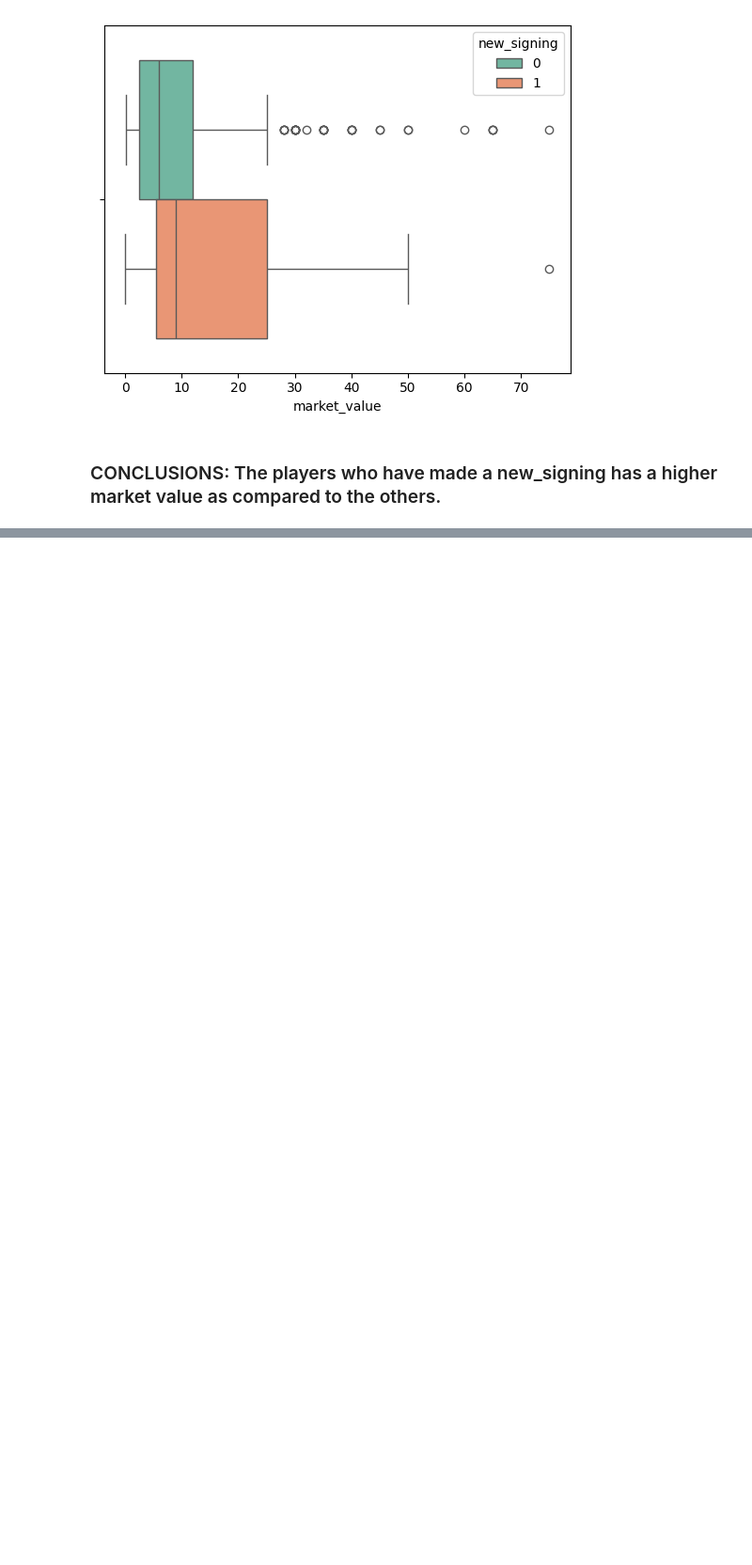
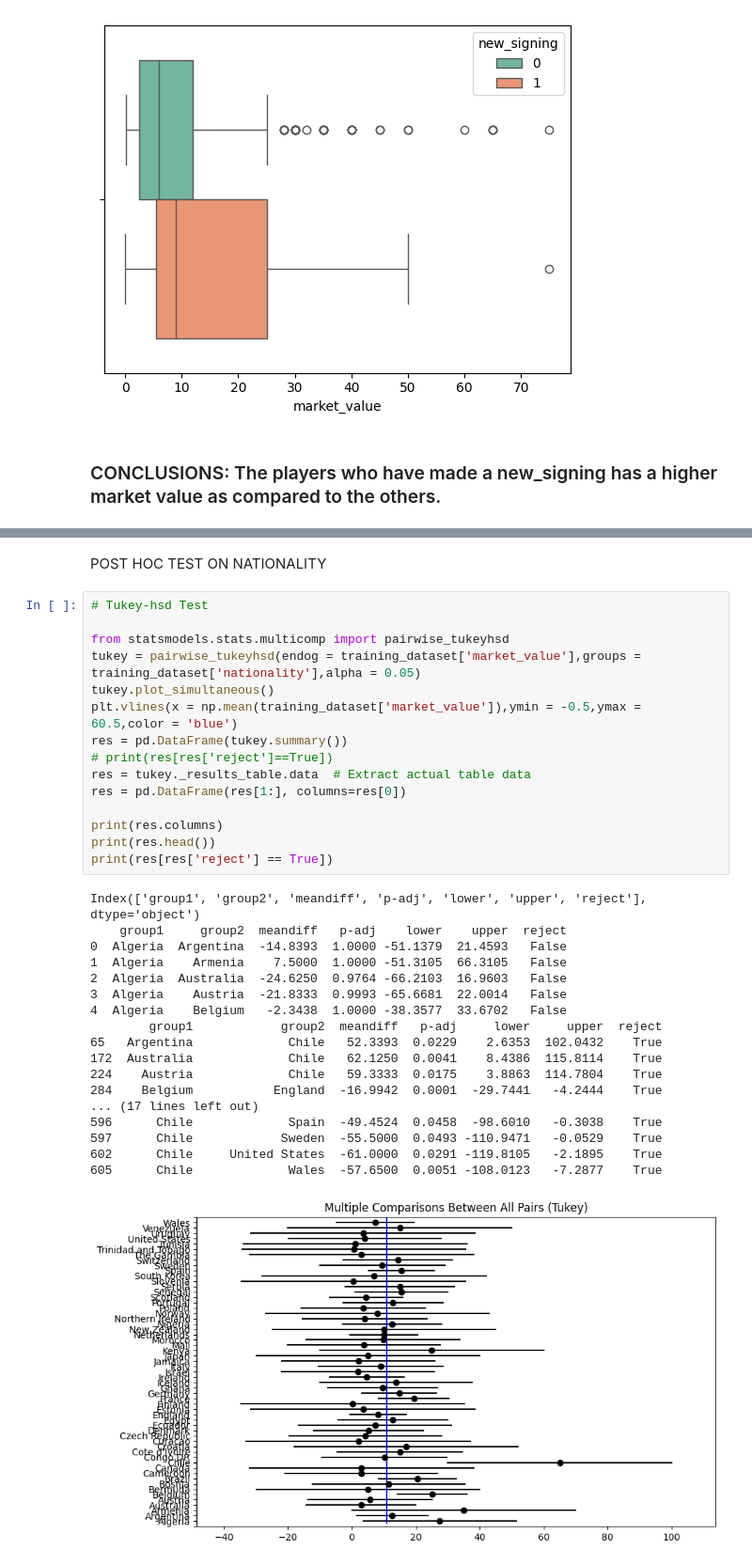
Before and after one commit to rishi0282/Data-Science, a Jupyter notebook: Price_prediction_model/football_player_price_prediction_model.ipynb, the cells around one changed output, grey strips where cells are left out. Shown at 94% size. Cells and saved outputs as stored; diff of their text form; blank space fills up the shorter version.

```diff
--- a/Price_prediction_model/football_player_price_prediction_model.ipynb
+++ b/Price_prediction_model/football_player_price_prediction_model.ipynb
@@ -590,0 +680,36 @@ sns.boxplot(training_dataset,x='market_value',hue='new_signing',palette='Set2')
+# %% [markdown]
+POST HOC TEST ON NATIONALITY
+# %%
+# Tukey-hsd Test
+
+from statsmodels.stats.multicomp import pairwise_tukeyhsd
+tukey = pairwise_tukeyhsd(endog = training_dataset['market_value'],groups = training_dataset['nationality'],alpha = 0.05)
+tukey.plot_simultaneous()
+plt.vlines(x = np.mean(training_dataset['market_value']),ymin = -0.5,ymax = 60.5,color = 'blue')
+res = pd.DataFrame(tukey.summary())
+# print(res[res['reject']==True])
+res = tukey._results_table.data  # Extract actual table data
+res = pd.DataFrame(res[1:], columns=res[0])
+
+print(res.columns)
+print(res.head())
+print(res[res['reject'] == True])
+# %% [output]
+Index(['group1', 'group2', 'meandiff', 'p-adj', 'lower', 'upper', 'reject'], dtype='object')
+    group1     group2  meandiff   p-adj    lower    upper  reject
+0  Algeria  Argentina  -14.8393  1.0000 -51.1379  21.4593   False
+1  Algeria    Armenia    7.5000  1.0000 -51.3105  66.3105   False
+2  Algeria  Australia  -24.6250  0.9764 -66.2103  16.9603   False
+3  Algeria    Austria  -21.8333  0.9993 -65.6681  22.0014   False
+4  Algeria    Belgium   -2.3438  1.0000 -38.3577  33.6702   False
+        group1            group2  meandiff   p-adj     lower     upper  reject
+65   Argentina             Chile   52.3393  0.0229    2.6353  102.0432    True
+172  Australia             Chile   62.1250  0.0041    8.4386  115.8114    True
+224    Austria             Chile   59.3333  0.0175    3.8863  114.7804    True
+284    Belgium           England  -16.9942  0.0001  -29.7441   -4.2444    True
+... (17 lines left out)
+596      Chile             Spain  -49.4524  0.0458  -98.6010   -0.3038    True
+597      Chile            Sweden  -55.5000  0.0493 -110.9471   -0.0529    True
+602      Chile     United States  -61.0000  0.0291 -119.8105   -2.1895    True
+605      Chile             Wales  -57.6500  0.0051 -108.0123   -7.2877    True
+[figure, added]
```
Also changed, not shown: parts of 25 cells of this notebook.
